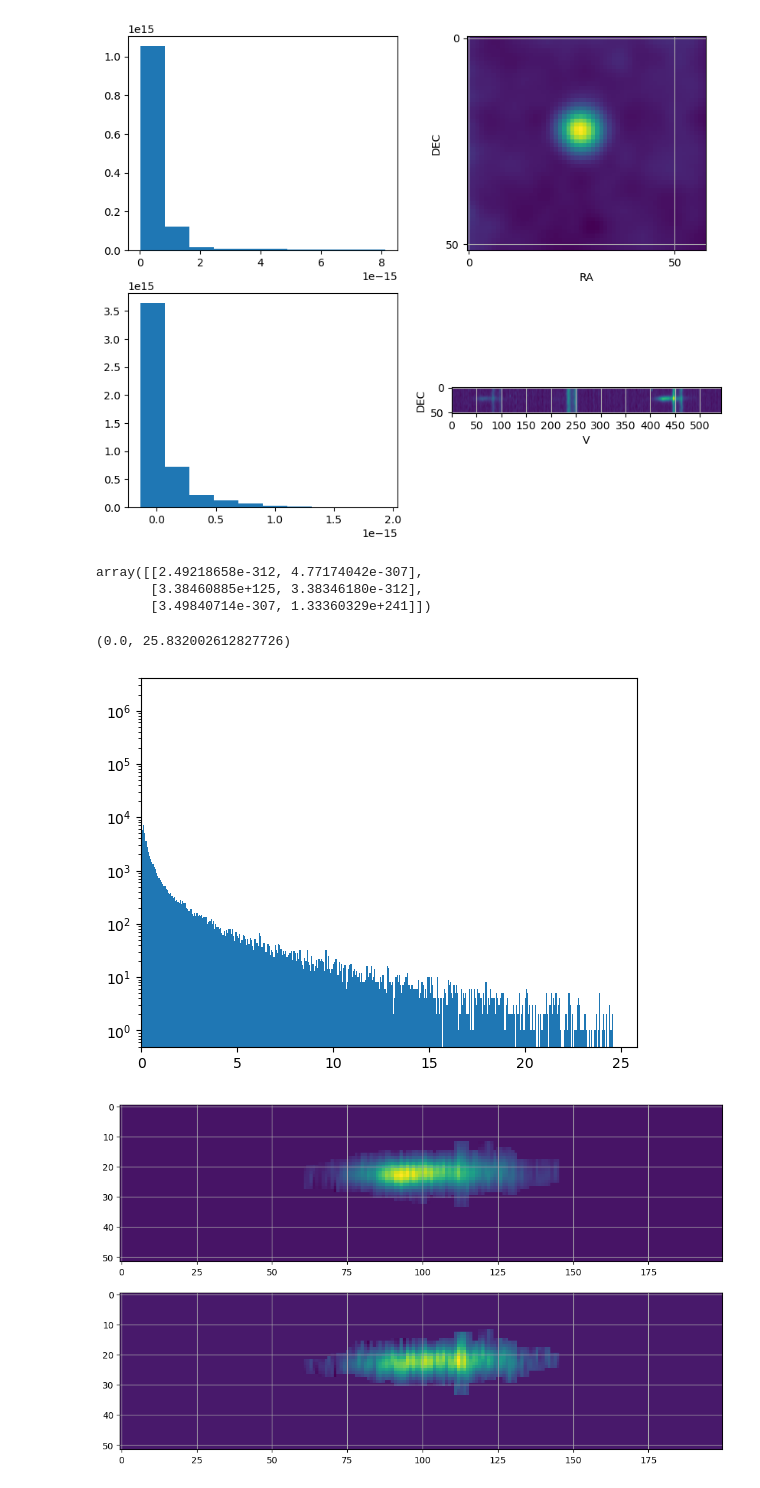
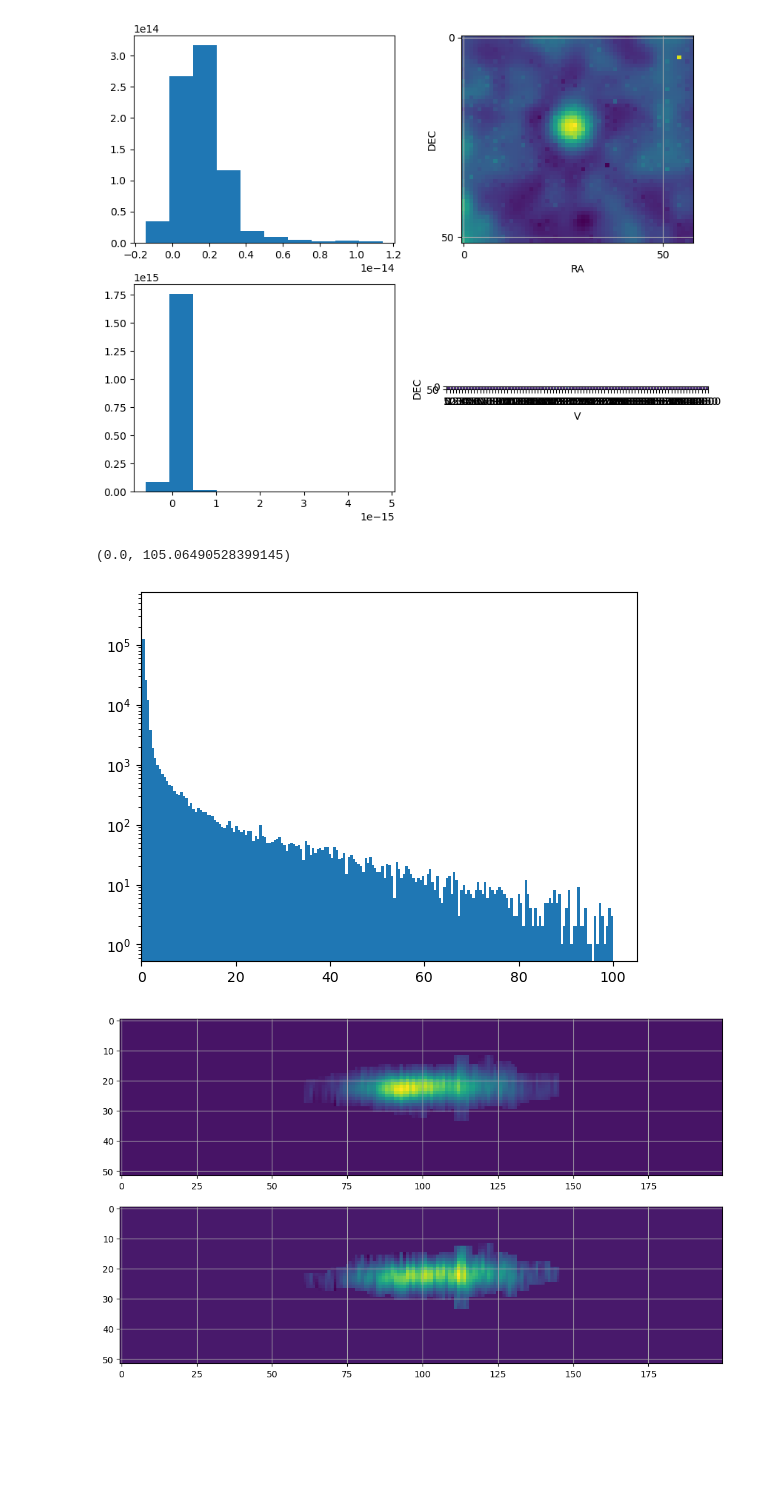
Before and after one commit to ixakalabadie/ViSL3D, a Jupyter notebook: create_3d_optical.ipynb, the cells around one changed output. Cells and saved outputs as stored; diff of their text form; code cells hidden in the pictures; blank space fills up the shorter version.

```diff
--- a/create_3d_optical.ipynb
+++ b/create_3d_optical.ipynb
@@ -33,6 +21,6 @@ WARNING: StokesWarning: Cube is a Stokes cube, returning spectral cube for I com
 # %%
 # Read the fits file and save header
-cube = SpectralCube.read("C:\\Users\\ixaka\\Documents\\Optical-Montoro\\flux_MRB_final_rss_subCube.fits")
+cube = SpectralCube.read("flux_MRB_final_rss.fits")
 cubehead = cube.header
 cubew = wcs.WCS(cubehead)
 nz, ny, nx = cube.shape
@@ -71,14 +57,7 @@ plt.xlim(0,)
 # %%
 c3.preview2d(cube.unmasked_data[:].to_value())
 # %% [output]
-[figure, old version]
+[figure, new version]
-# %%
-import numpy as np
-np.empty((3,2))
-# %% [output]
-array([[2.49218658e-312, 4.77174042e-307],
-       [3.38460885e+125, 3.38346180e-312],
-       [3.49840714e-307, 1.33360329e+241]])
 # %%
 limx = [0, nx-1]
 limy = [0, ny-1]
@@ -95,6 +81,13 @@ limz = [3460, nz-181]
 limx = [0, nx-1]
 limy = [0, ny-1]
 limz = [1520, 2100-1] #also 4300-2200
+# %%
+#borja HRR (don't use lims if reading subCube)
+# Limits to crop the cube, no HI there. Subtract 1 to wanted number, e.g. nz-1.
+#ONLY ONE NII LINE
+limx = [0, nx-1]
+limy = [8, ny-10]
+limz = [1900,nz-2200]
 # %%
 ralim = cube.spatial_coordinate_map[1][0,:][limx][::int(np.sign(cubehead["CDELT1"]))]
 ramean = np.mean(ralim)
@@ -110,14 +103,17 @@ cube = cube.unmasked_data[:] * mask.unmasked_data[:]/np.max(mask.unmasked_data[:
 cube = cube.unmasked_data[:]
 # %%
 # create cropped array and transform units to mJy/beam
-HI_cube = cube[limz[0]:limz[1]+1,limy[0]:limy[1]+1,limx[0]:limx[1]+1].to_value() *10**16 #*10**17 for HRR and *10**16 for MRB
+HI_cube = cube[limz[0]:limz[1]+1,limy[0]:limy[1]+1,limx[0]:limx[1]+1].to_value() #*10**16 #*10**17 for HRR and *10**16 for MRB
 # Slice the data, transpose to (ra,dec,v) and flip axes if needed (see if step in FITS header is + or -)
 HI_cube = c3.transpose(HI_cube, (dra,ddec,dv))
+# %%
+# convert to percentage
+HI_cube = HI_cube/np.max(HI_cube)*100
 # %%
-plt.hist(HI_cube.flatten(), bins=400)
+plt.hist(HI_cube.flatten(), bins=200)
 plt.yscale('log')
 #plt.ylim(0,5e3)
 plt.xlim(0,)
 # %% [output]
-(0.0, 25.832002612827726)
+(0.0, 105.06490528399145)
-[figure, old version]
+[figure, new version]
```
Also changed, not shown: parts of 18 cells of this notebook, 2 other files.
